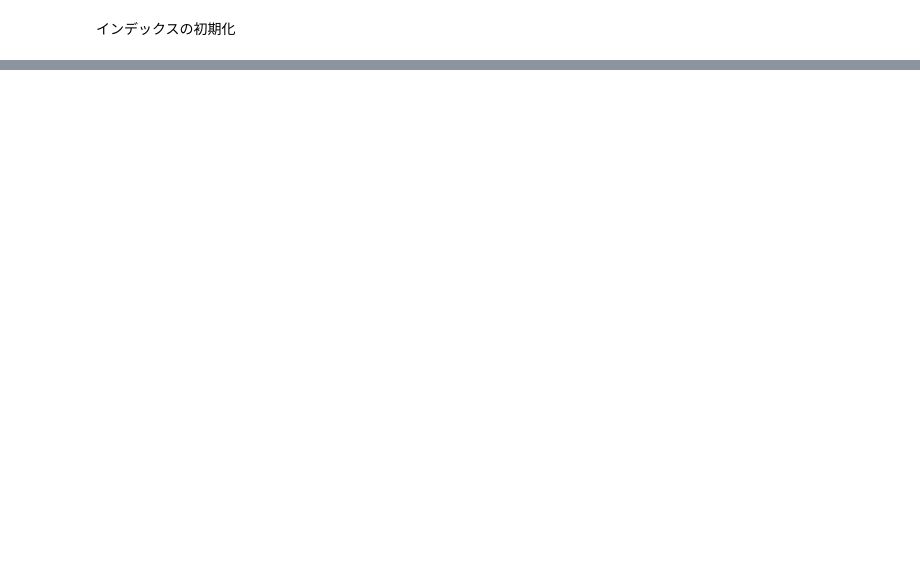
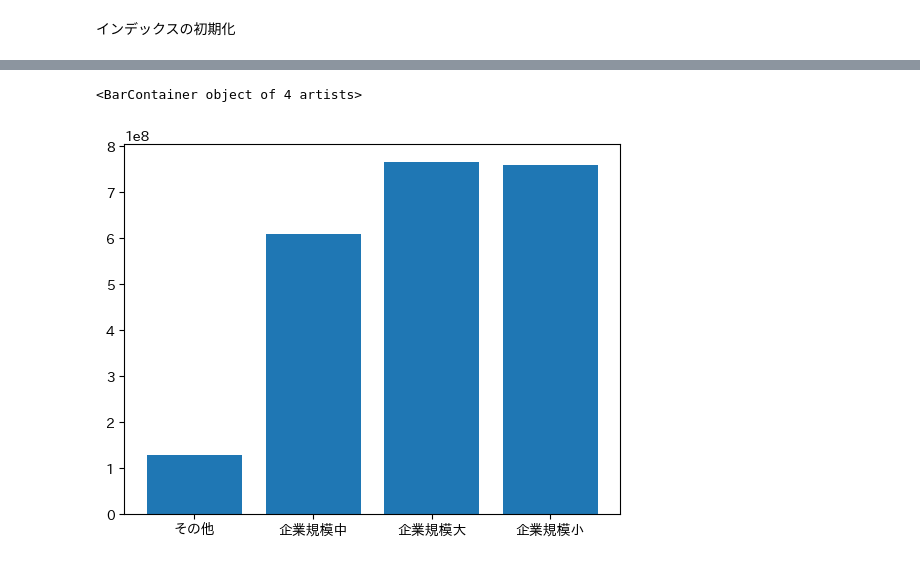
Before and after one commit to ak-yoshimatsu/python-jissen-data-analysis, a Jupyter notebook: DA_WB/2章/notebook.ipynb, the cells around one changed output, grey strips where cells are left out. Cells and saved outputs as stored; diff of their text form; code cells hidden in the pictures; blank space fills up the shorter version.

```diff
--- a/DA_WB/2章/notebook.ipynb
+++ b/DA_WB/2章/notebook.ipynb
@@ -228,0 +261,9 @@ df_sales_customer_2.tail()
+# %%
+import matplotlib.pyplot as plt
+import japanize_matplotlib
+
+viz = df_sales_customer.groupby("顧客区分").agg({"売上": "sum"})
+plt.bar(viz.index, viz["売上"])  # plt.barは棒グラフ、plt.bar(x軸, y軸)が基本
+# %% [output]
+<BarContainer object of 4 artists>
+[figure, added]
```
Also changed, not shown: parts of 11 cells of this notebook, 1 other file.
